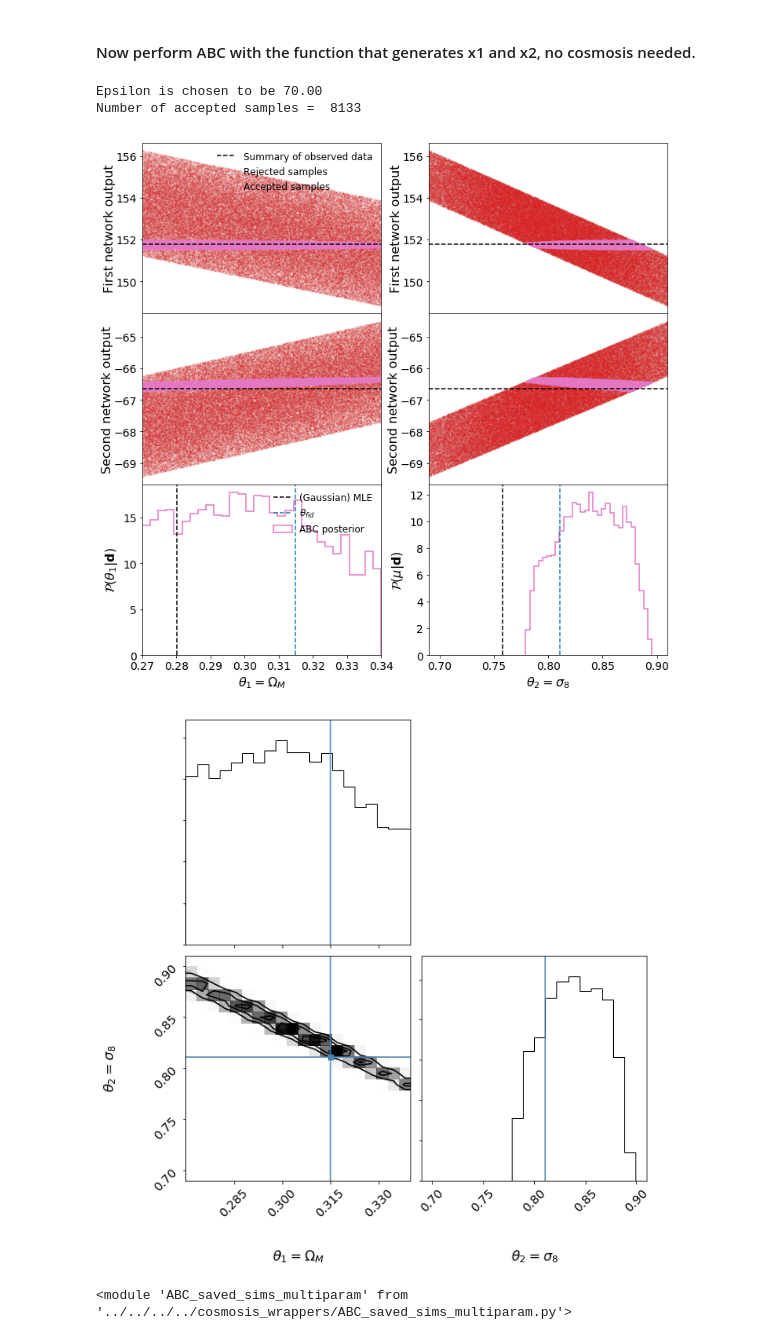
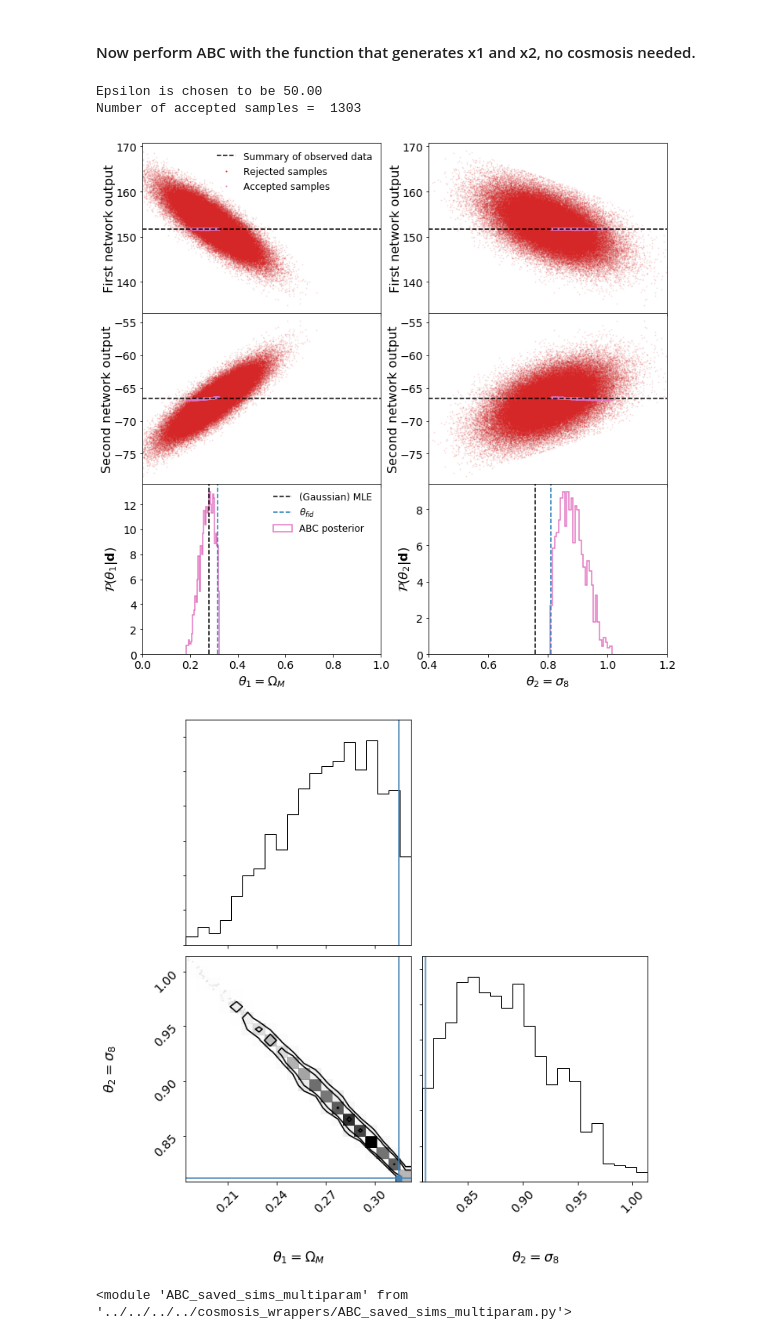
Before and after one commit to ErikOsinga/master_research_project, a Jupyter notebook: learning_purposes/v2_IMNN/weak_lensing_multibins/2param/fit_output_summaries.ipynb, the cells around one changed output. Drawn from its saved outputs; the diff is of its cells as text; code cells hidden in the pictures.

```diff
--- a/learning_purposes/v2_IMNN/weak_lensing_multibins/2param/fit_output_summaries.ipynb
+++ b/learning_purposes/v2_IMNN/weak_lensing_multibins/2param/fit_output_summaries.ipynb
@@ -276,30 +301,30 @@ real_summary = abc['summary'] # summary of 'real' data
 # A Truncated gaussian prior
 prior = {'mean': np.array([0.30,0.805]),
          'variance': np.array([[0.01,0],[0,0.01]]), # cov matrix
-         'lower': np.array([0.27,0.69]),
-         'upper': np.array([0.34,0.91])
+         'lower': np.array([0.0,0.4]),
+         'upper': np.array([1.0,1.2])
          }
 # %%
 abc_model = ABC_with_model(draws, real_summary, prior, model, model2, fisher)
 # %%
 class holder(object):
     """Small class because plotting function requires it"""
     def __init__(self,saveversion,figuredir):
         self.modelversion = saveversion
         self.figuredir = figuredir
 
 
 holder1 = holder(saveversion=3,figuredir='./')
 theta_fid = np.array([0.315, 0.811])
 # plotting function requires this too, does not depend on model fitting though, so steal from earlier abc
 abc_model["MLE"] = abc["MLE"]
 ABC_saved_sims_multiparam.plot_ABC_2params(abc_model, holder1, theta_fid, prior, oneD='both'
-                                           , hbins=30, epsilon=70,show=True)
+                                           , hbins=30, epsilon=50,show=True)
 # %% [output]
-Epsilon is chosen to be 70.00
-Number of accepted samples =  8133
+Epsilon is chosen to be 50.00
+Number of accepted samples =  1303
-[figure, old version]
+[figure, new version]
-[figure, old version]
+[figure, new version]
 # %%
 from importlib import reload
 # %%
```
Also changed, not shown: parts of 15 cells of this notebook.
